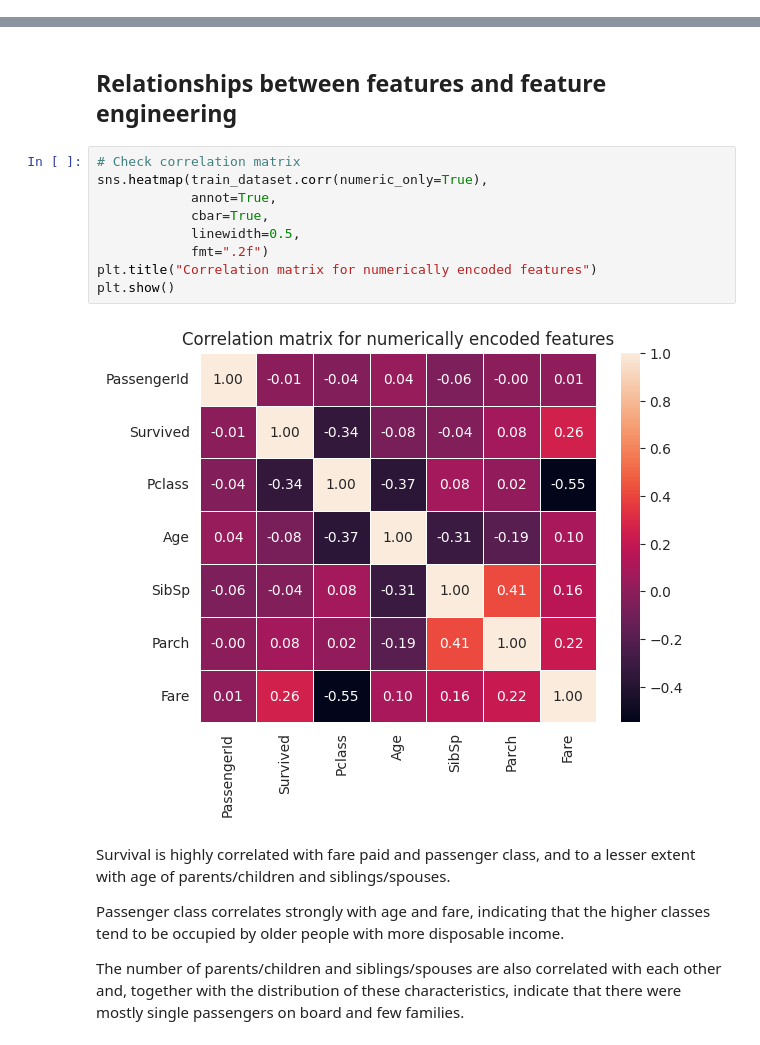
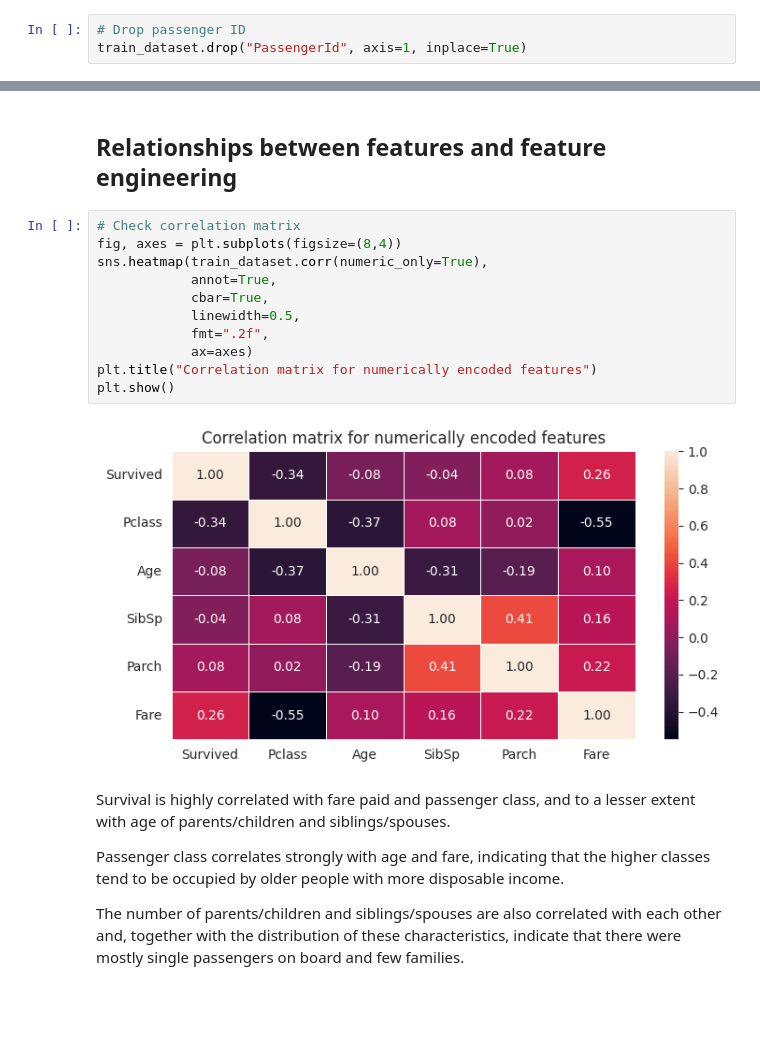
Before and after one commit to ManuelGehl/Titanic-Data-Analysis, a Jupyter notebook: titanic_data_exploration.ipynb, the cells around one changed output, grey strips where cells are left out. Saved outputs shown, nothing was run; the diff lists cells and outputs as text; blank space fills up the shorter version.

```diff
--- a/titanic_data_exploration.ipynb
+++ b/titanic_data_exploration.ipynb
@@ -53,3 +55,6 @@ There are missing values in:
+# %%
+# Drop passenger ID
+train_dataset.drop("PassengerId", axis=1, inplace=True)
 # %% [markdown]
 ## Check the distribution of features
 # %% [markdown]
@@ -168,15 +179,17 @@ Literally every feature is unbalanced:
 ## Relationships between features and feature engineering
 # %%
 # Check correlation matrix
+fig, axes = plt.subplots(figsize=(8,4))
 sns.heatmap(train_dataset.corr(numeric_only=True),
             annot=True,
             cbar=True,
             linewidth=0.5,
-            fmt=".2f")
+            fmt=".2f",
+            ax=axes)
 plt.title("Correlation matrix for numerically encoded features")
 plt.show()
 # %% [output]
-[figure, old version]
+[figure, new version]
 # %% [markdown]
 Survival is highly correlated with fare paid and passenger class, and to a lesser extent with age of parents/children and siblings/spouses.
 
```
Also changed, not shown: parts of 20 cells of this notebook.
